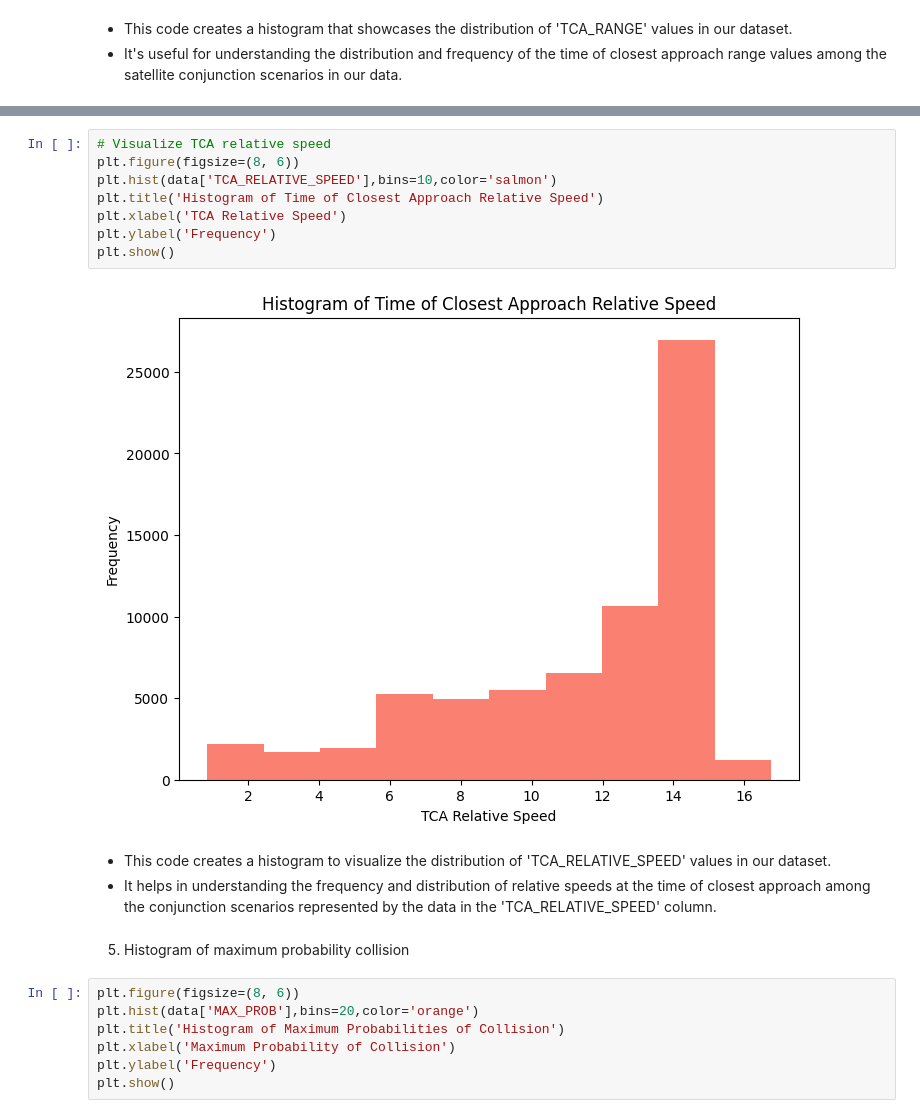
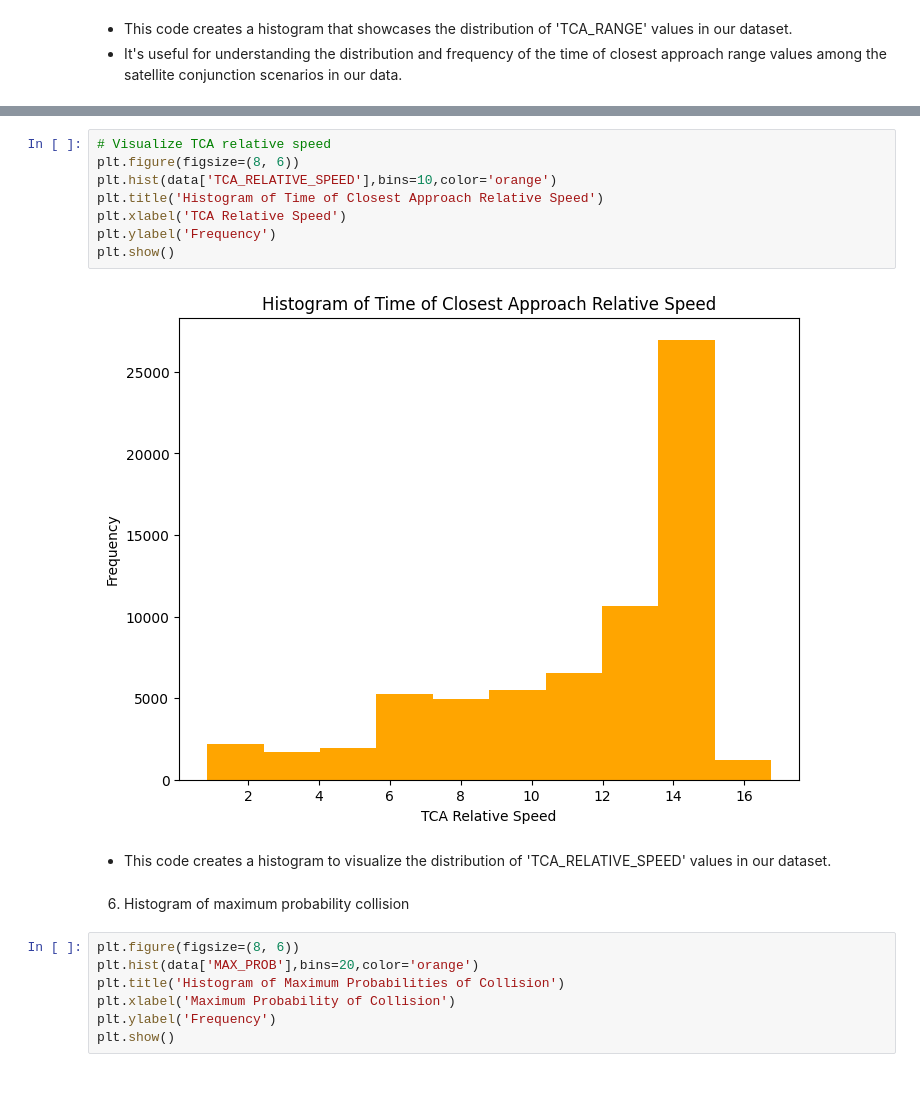
Before and after one commit to Aravindh0/Digantara-Assignment, a Jupyter notebook: DIGANTARA - DATA ANALYSIS USING PYTHON.ipynb, the cells around one changed output, grey strips where cells are left out. Drawn from its saved outputs; the diff is of its cells as text; blank space fills up the shorter version.

```diff
--- a/DIGANTARA - DATA ANALYSIS USING PYTHON.ipynb
+++ b/DIGANTARA - DATA ANALYSIS USING PYTHON.ipynb
@@ -274,18 +267,17 @@ plt.show()
 # %%
 # Visualize TCA relative speed
 plt.figure(figsize=(8, 6))
-plt.hist(data['TCA_RELATIVE_SPEED'],bins=10,color='salmon')
+plt.hist(data['TCA_RELATIVE_SPEED'],bins=10,color='orange')
 plt.title('Histogram of Time of Closest Approach Relative Speed')
 plt.xlabel('TCA Relative Speed')
 plt.ylabel('Frequency')
 plt.show()
 # %% [output]
-[figure, old version]
+[figure, new version]
 # %% [markdown]
 - This code creates a histogram to visualize the distribution of 'TCA_RELATIVE_SPEED' values in our dataset.
-- It helps in understanding the frequency and distribution of relative speeds at the time of closest approach among the conjunction scenarios represented by the data in the 'TCA_RELATIVE_SPEED' column.
 # %% [markdown]
-5. Histogram of maximum probability collision
+6. Histogram of maximum probability collision
 # %%
 plt.figure(figsize=(8, 6))
 plt.hist(data['MAX_PROB'],bins=20,color='orange')
```
Also changed, not shown: parts of 30 cells of this notebook.
